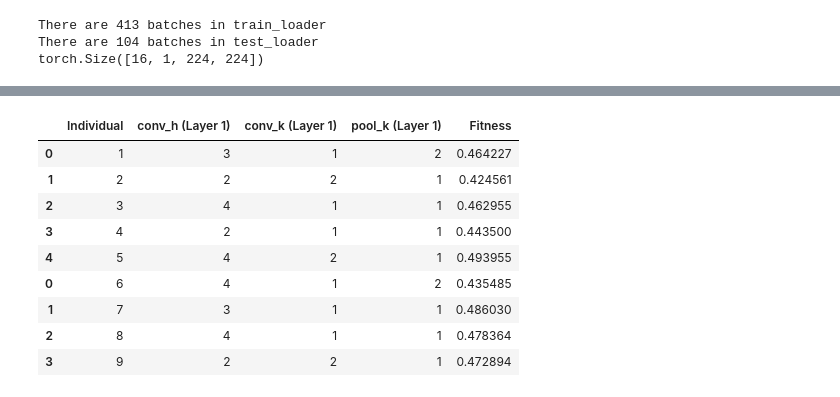
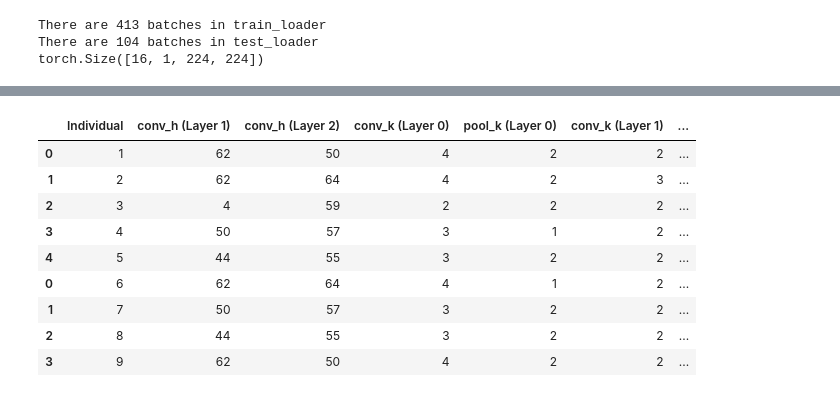
Before and after one commit to waizwafiq/GA-CNN, a Jupyter notebook: GA.ipynb, the cells around one changed output, grey strips where cells are left out. Drawn from its saved outputs; the diff is of its cells as text; code cells hidden in the pictures.

```diff
--- a/GA.ipynb
+++ b/GA.ipynb
@@ -364,13 +417,2 @@ Epoch: 10 || Loss: 447.33185267448425 || Train Acc: 46.1970% || Test Acc: 47.757
 # %%
-pd.concat([df, df_children])
+df_concat = pd.concat([df, df_children])
-# %% [output]
-|  | Individual | conv_h (Layer 1) | conv_k (Layer 1) | pool_k (Layer 1) | Fitness |
-| 0 | 1 | 3 | 1 | 2 | 0.464227 |
-| 1 | 2 | 2 | 2 | 1 | 0.424561 |
-| 2 | 3 | 4 | 1 | 1 | 0.462955 |
-| 3 | 4 | 2 | 1 | 1 | 0.443500 |
-| 4 | 5 | 4 | 2 | 1 | 0.493955 |
-| 0 | 6 | 4 | 1 | 2 | 0.435485 |
-| 1 | 7 | 3 | 1 | 1 | 0.486030 |
-| 2 | 8 | 4 | 1 | 1 | 0.478364 |
-| 3 | 9 | 2 | 2 | 1 | 0.472894 |
@@ -376,0 +421,13 @@ pd.concat([df, df_children])
+# %%
+df_concat
+# %% [output]
+|  | Individual | conv_h (Layer 1) | conv_h (Layer 2) | conv_k (Layer 0) | pool_k (Layer 0) | conv_k (Layer 1) | ... |
+| 0 | 1 | 62 | 50 | 4 | 2 | 2 | ... |
+| 1 | 2 | 62 | 64 | 4 | 2 | 3 | ... |
+| 2 | 3 | 4 | 59 | 2 | 2 | 2 | ... |
+| 3 | 4 | 50 | 57 | 3 | 1 | 2 | ... |
+| 4 | 5 | 44 | 55 | 3 | 2 | 2 | ... |
+| 0 | 6 | 62 | 64 | 4 | 1 | 2 | ... |
+| 1 | 7 | 50 | 57 | 3 | 2 | 2 | ... |
+| 2 | 8 | 44 | 55 | 3 | 2 | 2 | ... |
+| 3 | 9 | 62 | 50 | 4 | 2 | 2 | ... |
```
Also changed, not shown: parts of 10 cells of this notebook, 1 other file.
